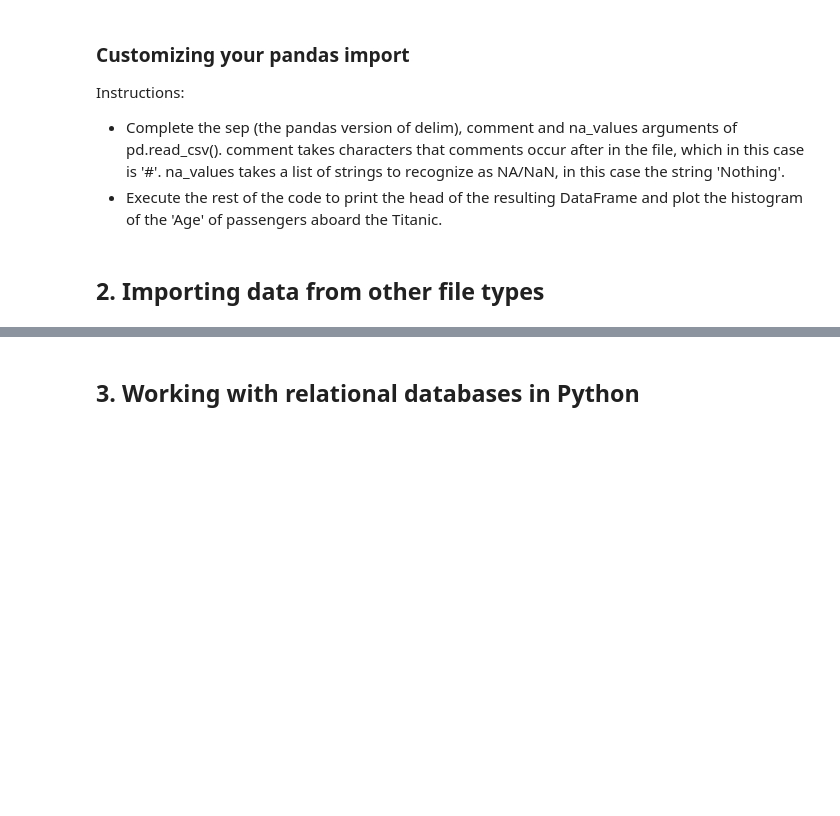
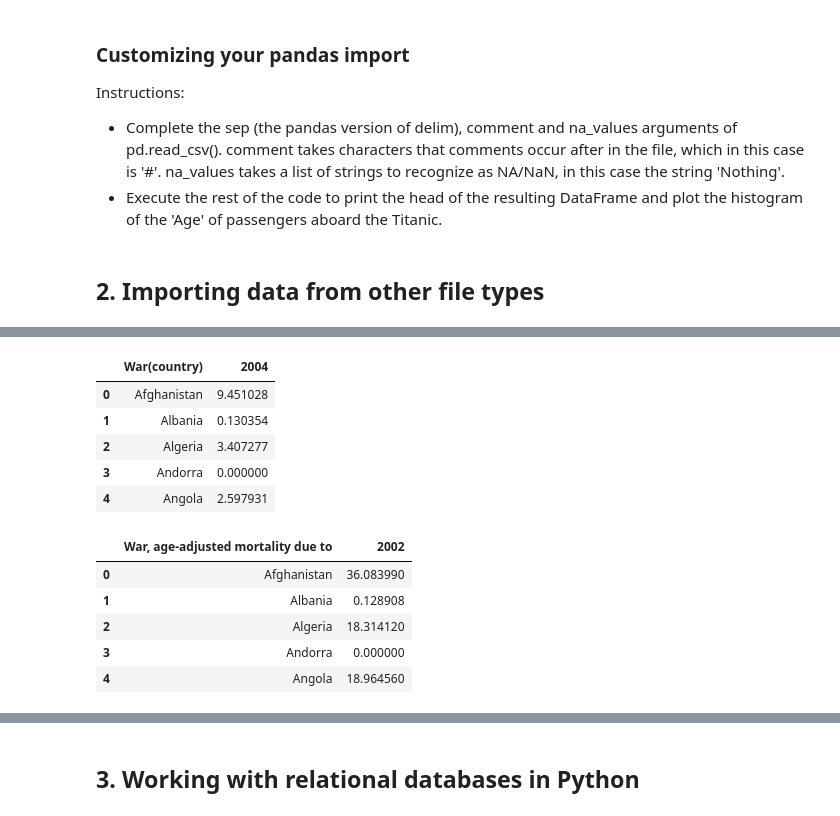
Before and after one commit to pedrogrigorio/DataCamp-Python-Data-Science-Track, a Jupyter notebook: 11-Introduction_to_Importing_Data_in_Python/notebook.ipynb, the cells around one changed output, grey strips where cells are left out. Drawn from its saved outputs; the diff is of its cells as text; code cells hidden in the pictures; blank space fills up the shorter version.

```diff
--- a/11-Introduction_to_Importing_Data_in_Python/notebook.ipynb
+++ b/11-Introduction_to_Importing_Data_in_Python/notebook.ipynb
@@ -235,0 +267,12 @@ plt.show()
+# %%
+# Import pandas
+import pandas as pd
+
+# Assign spreadsheet filename: file
+file = 'datasets/battledeath.xlsx'
+
+# Load spreadsheet: xls
+xls = pd.ExcelFile(file)
+
+# Print sheet names
+print(xls.sheet_names)
@@ -235,0 +290,25 @@ plt.show()
+# %%
+# Load a sheet into a DataFrame by name: df1
+df1 = xls.parse('2004')
+
+# Print the head of the DataFrame df1
+display(df1.head())
+
+# Load a sheet into a DataFrame by index: df2
+df2 = xls.parse(0)
+
+# Print the head of the DataFrame df2
+display(df2.head())
+# %% [output]
+|  | War(country) | 2004 |
+| 0 | Afghanistan | 9.451028 |
+| 1 | Albania | 0.130354 |
+| 2 | Algeria | 3.407277 |
+| 3 | Andorra | 0.000000 |
+| 4 | Angola | 2.597931 |
+|  | War, age-adjusted mortality due to | 2002 |
+| 0 | Afghanistan | 36.083990 |
+| 1 | Albania | 0.128908 |
+| 2 | Algeria | 18.314120 |
+| 3 | Andorra | 0.000000 |
+| 4 | Angola | 18.964560 |
```
Also changed, not shown: parts of 7 cells of this notebook.
